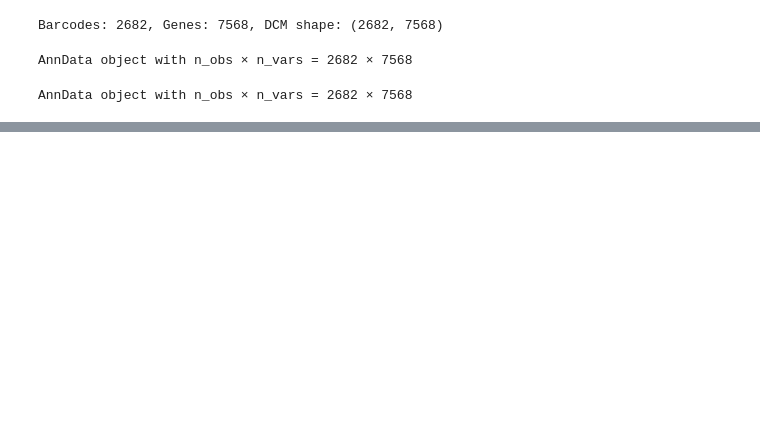
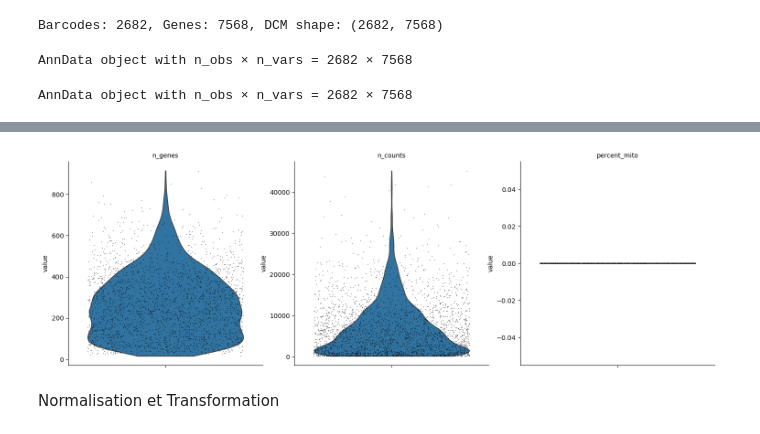
Before and after one commit to vgoupille/DOL_scRNAseq, a Jupyter notebook: 7_Article/script/2_scanpy.ipynb, the cells around one changed output, grey strips where cells are left out. Drawn from its saved outputs; the diff is of its cells as text; code cells hidden in the pictures; blank space fills up the shorter version.

```diff
--- a/7_Article/script/2_scanpy.ipynb
+++ b/7_Article/script/2_scanpy.ipynb
@@ -37,0 +43,5 @@ print(os.path.exists("7_Article/results/data.h5ad"))  # True si le fichier est b
+# %%
+# Charger les données
+adata = sc.read("7_Article/results/data.h5ad")
+# Afficher les dimensions
+print(adata)  # Affiche les dimensions de la matrice d'expression
@@ -37,0 +73,9 @@ print(os.path.exists("7_Article/results/data.h5ad"))  # True si le fichier est b
+# %%
+# Nombre total de gènes et d'UMI par cellule
+adata.var["mt"] = adata.var_names.str.startswith("MT-")  # Marquer les gènes mitochondriaux
+
+#voir ceux qui sont des gènes mitochondriaux et ceux qui ne le sont pas : faaire le compte
+adata.var["mt"]
+
+# voir ceux true et ceux false
+adata.var["mt"].value_counts()
@@ -37,0 +86,3 @@ print(os.path.exists("7_Article/results/data.h5ad"))  # True si le fichier est b
+# %%
+adata.obs["n_genes"] = (adata.X > 0).sum(axis=1)  # Nombre de gènes détectés par cellule
+print(adata.obs["n_genes"])
@@ -37,0 +102,3 @@ print(os.path.exists("7_Article/results/data.h5ad"))  # True si le fichier est b
+# %%
+adata.obs["n_counts"] = adata.X.sum(axis=1)  # Nombre total d'UMI par cellule
+print(adata.obs["n_counts"])
@@ -37,0 +118,6 @@ print(os.path.exists("7_Article/results/data.h5ad"))  # True si le fichier est b
+# %%
+adata.obs["percent_mito"] = (np.array(adata[:, adata.var["mt"].values].X.sum(axis=1)).flatten() / adata.obs["n_counts"]) * 100
+
+sc.pl.violin(adata, ["n_genes", "n_counts", "percent_mito"], jitter=0.4, multi_panel=True)
+# %% [output]
+[figure, added]
@@ -37,0 +127,2 @@ print(os.path.exists("7_Article/results/data.h5ad"))  # True si le fichier est b
+# %% [markdown]
+Normalisation et Transformation
```
Also changed, not shown: parts of 16 cells of this notebook.
